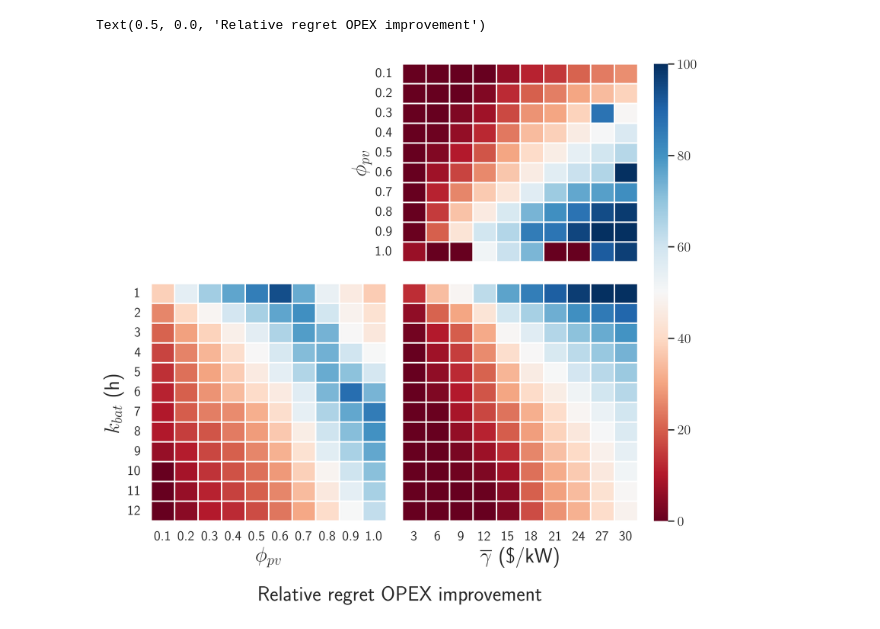
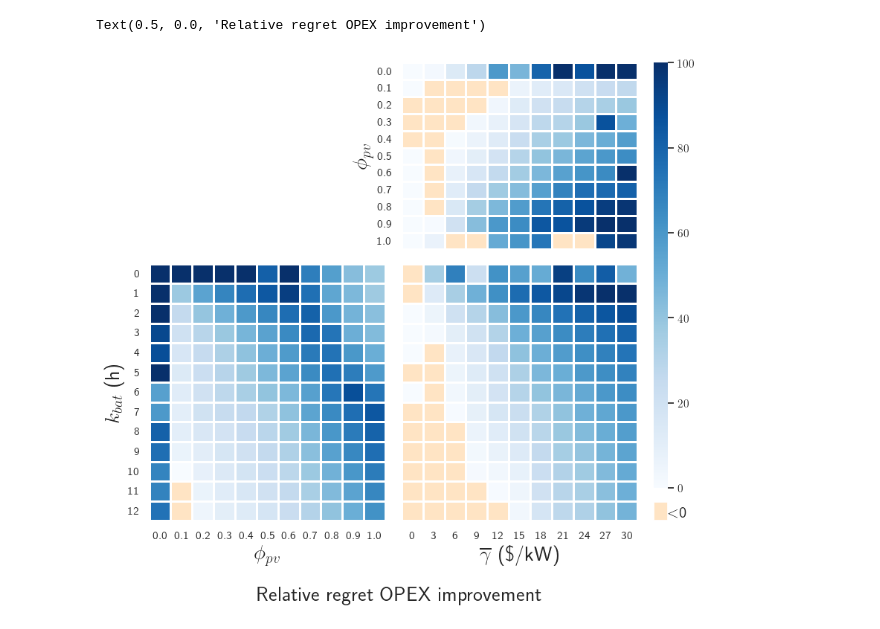
Before and after one commit to AarenLee07/Microgrid-Optimizer, a Jupyter notebook: paper_working/fig5-Sensitivity.ipynb, the cells around one changed output. Saved outputs shown, nothing was run; the diff lists cells and outputs as text; code cells hidden in the pictures.

Commit message:
update plot

```diff
--- a/paper_working/fig5-Sensitivity.ipynb
+++ b/paper_working/fig5-Sensitivity.ipynb
@@ -56,13 +75,0 @@ def pivot_data(fn,keys):
-# %%
-dc_bat=pivot_data(
-    r'L:\Coding_project\Energy_grid_new\output\experiments\thesis_sensitivity\with-bld-only-not-pv-ev-pred\sensitive-G1-bat-dc-pv0.5.xlsx',
-    ['B_kWh','price_dc']
-)
-pv_dc=pivot_data(
-    r'L:\Coding_project\Energy_grid_new\output\experiments\thesis_sensitivity\with-bld-only-not-pv-ev-pred\sensitive-G3-bat6h-dc-pv.xlsx',
-    ['pv_to_bld','price_dc']
-)
-bat_pv=pivot_data(
-    r'L:\Coding_project\Energy_grid_new\output\experiments\thesis_sensitivity\with-bld-only-not-pv-ev-pred\sensitive-G2-bat-dc0.6-pv.xlsx',
-    ['B_kWh','pv_to_bld']
-)
@@ -69,6 +94,12 @@ bat_pv=pivot_data(
 # %%
 bat_pv.index=bat_pv.index.astype(int)
 dc_bat.index=dc_bat.index.astype(int)
+dc_bat=dc_bat.T
+dc_bat.index=dc_bat.index.astype(int)
+dc_bat=dc_bat.T
+pv_dc=pv_dc.T
+pv_dc.index=pv_dc.index.astype(int)
+pv_dc=pv_dc.T
 # %%
 dc_bat.columns=dc_bat.columns.astype(int)
 # %%
@@ -78,38 +109,51 @@ sns.set(font_scale=1)
 # %%
 import matplotlib.gridspec as gridspec  # 用网格来创建子图
 import matplotlib.pyplot as plt
 from matplotlib.ticker import MaxNLocator
 
 fig = plt.figure(figsize=(9, 8))  # 创建画布
-grid = gridspec.GridSpec(2, 3,width_ratios=[1,1,0.06],height_ratios=[1,1.2])  # 设定2行*3列的网格
+grid = gridspec.GridSpec(3, 3,width_ratios=[1,1,0.06],height_ratios=[1,1.2,0.1])  # 设定2行*3列的网格
 grid.update(wspace = 0.1, hspace = 0.1)
 ax1 = fig.add_subplot(grid[0, 1])  # pv_dc
-ax2 = fig.add_subplot(grid[1, 0])  # bat_pv
-ax3 = fig.add_subplot(grid[1, 1])  # bat_dc
+ax2 = fig.add_subplot(grid[1:3, 0])  # bat_pv
+ax3 = fig.add_subplot(grid[1:3, 1])  # bat_dc
 ax4 = fig.add_subplot(grid[0:2, 2])  # 第一行的全部列都添加到ax1中
+ax5 = fig.add_subplot(grid[2, 2])  # 第一行的全部列都添加到ax1中
+ax5.xaxis.set_ticks([])
+ax5.yaxis.set_ticks([])
+ax5.set_facecolor('bisque')
+ax5.text(1,0.2,'$<$0',fontsize=15)
 
-sns.heatmap(ax=ax1,data=pv_dc,square=False,vmin=0,vmax=100,cmap="RdBu",linewidths=1,cbar=False,xticklabels=False)
-sns.heatmap(ax=ax2,data=bat_pv,square=False,vmin=0,vmax=100,cmap="RdBu",linewidths=1,cbar=False)
-sns.heatmap(ax=ax3,data=dc_bat,square=False,vmin=0,vmax=100,cmap="RdBu",linewidths=1,cbar_ax=ax4,yticklabels=False)
+cmap=sns.color_palette("Blues", as_cmap=True)
+#cmap.set_over('b')
+cmap.set_under('bisque')
+
+sns.heatmap(ax=ax1,data=pv_dc,square=False,vmin=0,vmax=100,cmap=cmap,linewidths=1,cbar=False,xticklabels=False)
+sns.heatmap(ax=ax2,data=bat_pv,square=False,vmin=0,vmax=100,cmap=cmap,linewidths=1,cbar=False)
+sns.heatmap(ax=ax3,data=dc_bat,square=False,vmin=0,vmax=100,cmap=cmap,linewidths=1,cbar_ax=ax4,yticklabels=False)
+'''sns.heatmap(ax=ax3, data=dc_bat, square=False, vmin=-5, vmax=100, cmap="RdBu", linewidths=1, cbar=False, yticklabels=False, \
+    cbar_kws={"extend": "both", "extendfrac": 0, "extendrect": True, "ticks": [-0, 0, 100], "drawedges": True, \
+        "boundaries": [-0, 100], "values": [-0, 100], "colors": ["black", "black"]})'''
+
 
 ax1.set(xlabel=None)
 ax1.set(ylabel=None)
 ax1.set_ylabel("$\phi_{pv}$",fontsize=20)
 ax1.set_yticklabels(labels=ax1.get_yticklabels(),rotation=0)
 
 ax2.set(xlabel=None)
 ax2.set(ylabel=None)
 ax2.set_ylabel("$k_{bat} $ (h)",fontsize=20)
 ax2.set_xlabel("$\phi_{pv}$",fontsize=20)
 ax2.set_yticklabels(labels=ax2.get_yticklabels(),rotation=0)
 
 ax3.set(xlabel=None)
 ax3.set(ylabel=None)
 ax3.set_xlabel("$\overline{\gamma} $ (\$/kW)",fontsize=20)
 
 
-sns.set(font_scale=1.2)
+sns.set(font_scale=1.5)
 plt.suptitle("Relative regret OPEX improvement",y=0.0,fontsize=20)
 # %% [output]
 Text(0.5, 0.0, 'Relative regret OPEX improvement')
-[figure, old version]
+[figure, new version]
```
Also changed, not shown: parts of 7 cells of this notebook, 44 other files.
